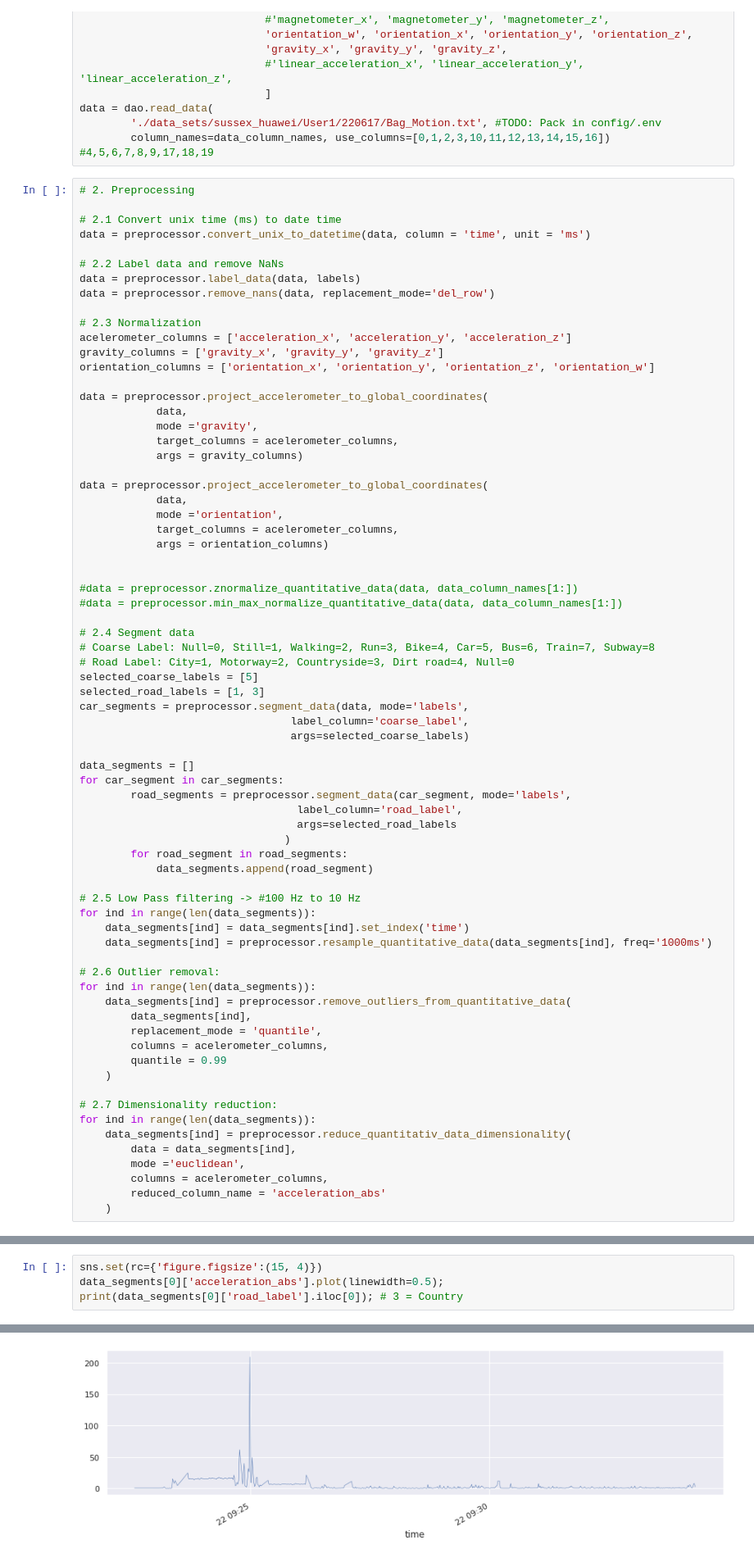
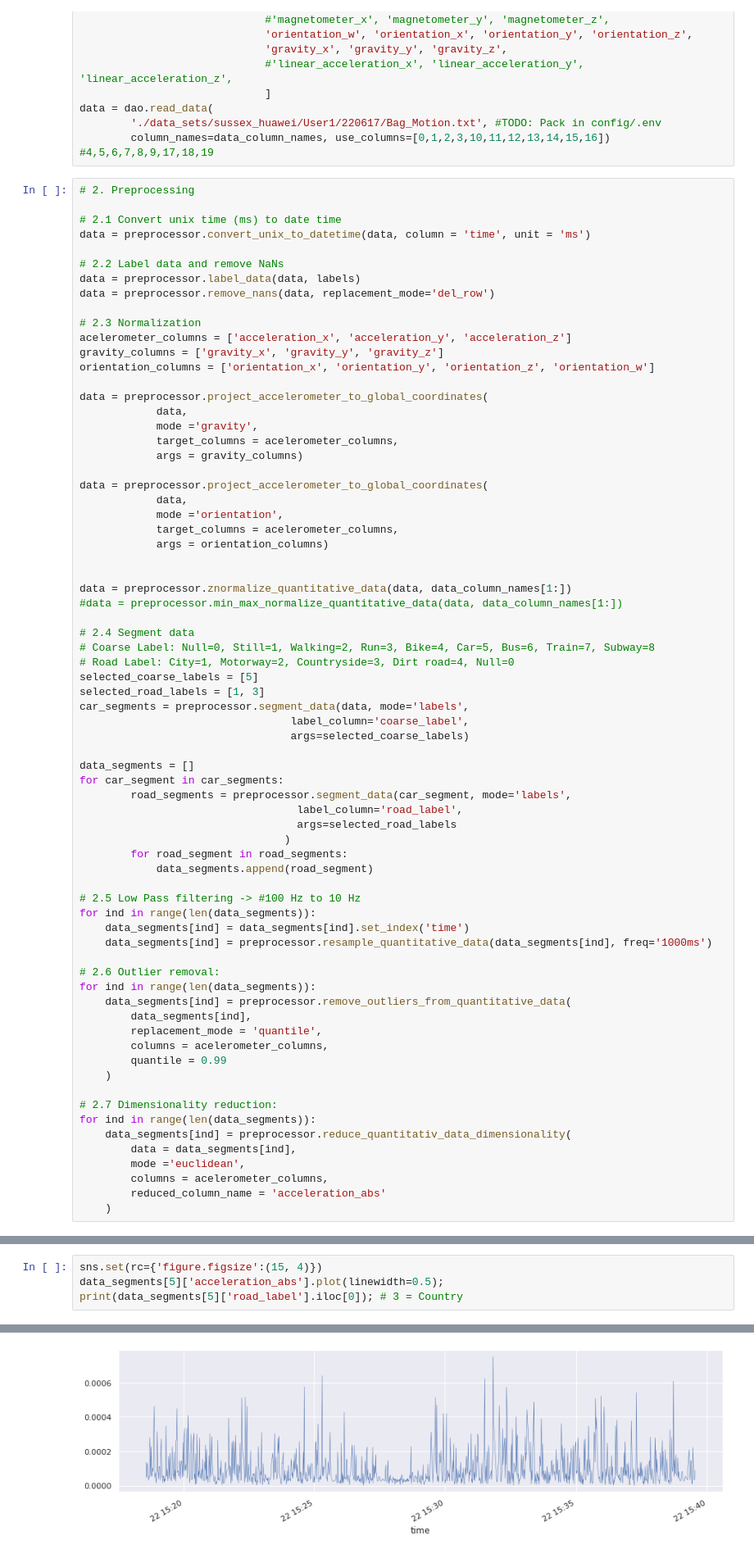
Before and after one commit to lorenz0890/road_condition_classification, a Jupyter notebook: rctc_notebook.ipynb, the cells around one changed output, grey strips where cells are left out. Shown: that part at 82% size. Drawn from its saved outputs; the diff is of its cells as text.

```diff
--- a/rctc_notebook.ipynb
+++ b/rctc_notebook.ipynb
@@ -52,7 +52,7 @@ data = preprocessor.project_accelerometer_to_global_coordinates(
             args = orientation_columns)
 
 
-#data = preprocessor.znormalize_quantitative_data(data, data_column_names[1:])
+data = preprocessor.znormalize_quantitative_data(data, data_column_names[1:])
 #data = preprocessor.min_max_normalize_quantitative_data(data, data_column_names[1:])
 
 # 2.4 Segment data
@@ -106,5 +106,5 @@ print(data_segments[0]['road_label'].iloc[0]); # 1 = City
 # %%
 sns.set(rc={'figure.figsize':(15, 4)})
-data_segments[0]['acceleration_abs'].plot(linewidth=0.5);
-print(data_segments[0]['road_label'].iloc[0]); # 3 = Country
+data_segments[5]['acceleration_abs'].plot(linewidth=0.5);
+print(data_segments[5]['road_label'].iloc[0]); # 3 = Country
 # %% [output]
@@ -112 +112 @@ print(data_segments[0]['road_label'].iloc[0]); # 3 = Country
-[figure, old version]
+[figure, new version]
```
Also changed, not shown: parts of 16 cells of this notebook.
